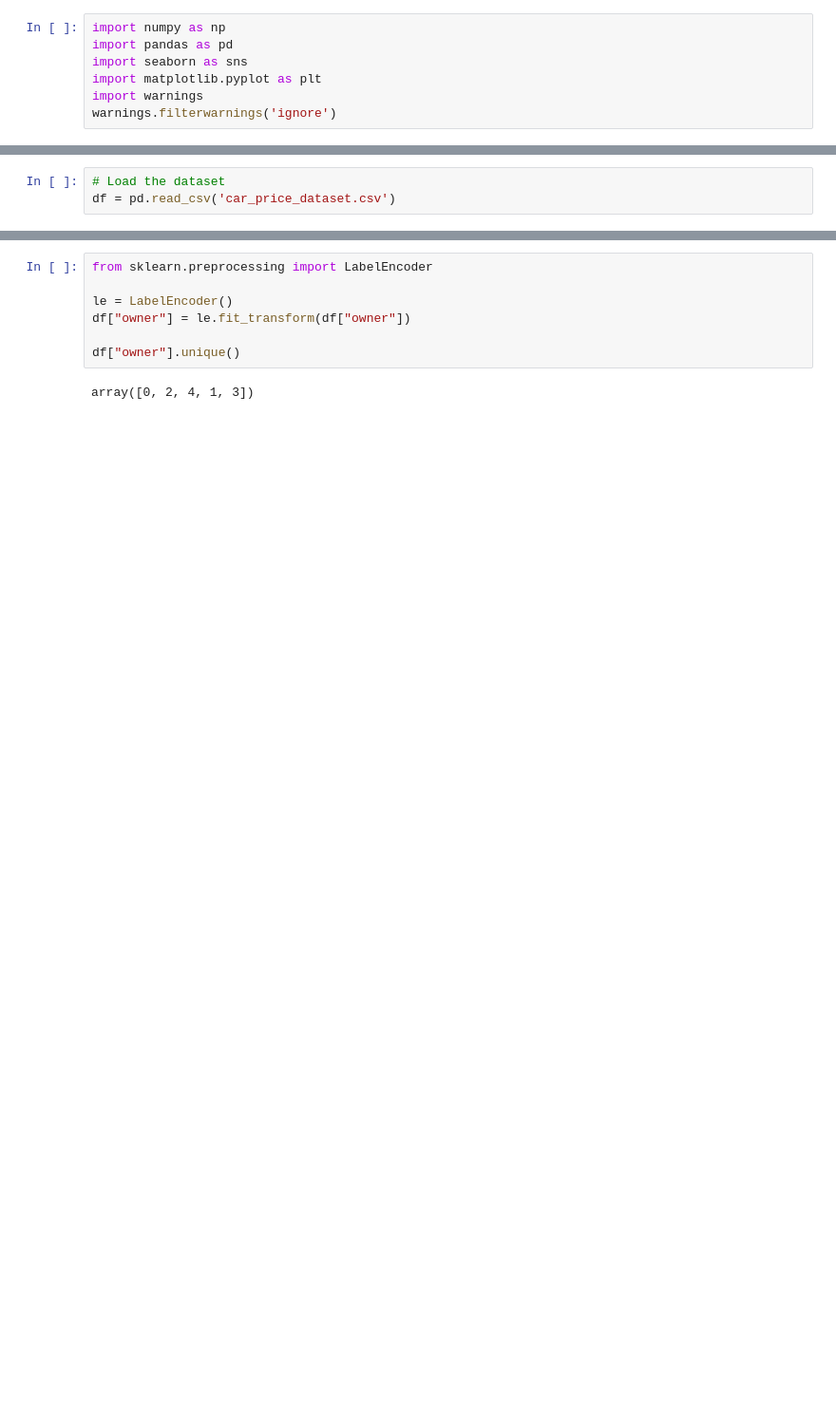
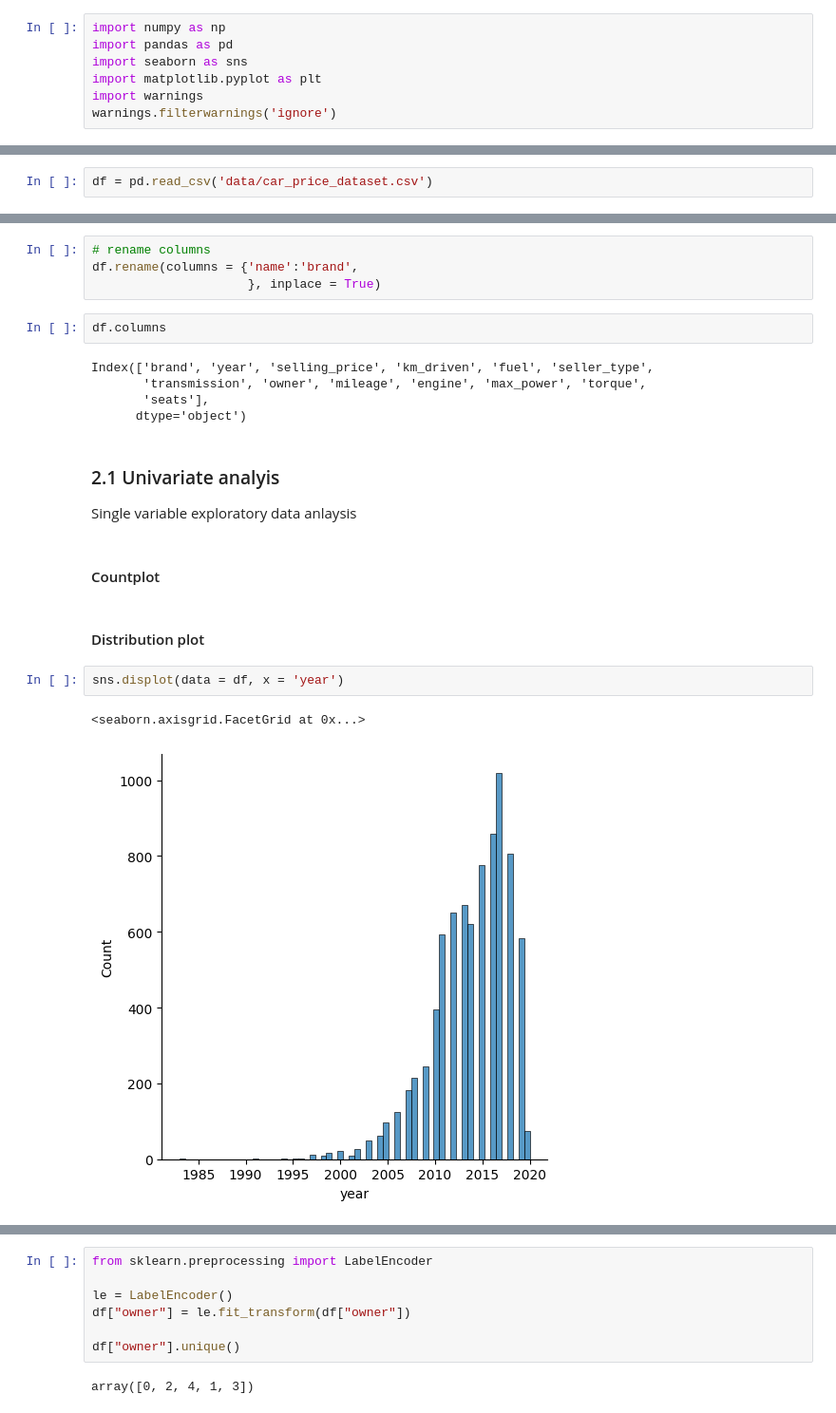
Before and after one commit to Nont18/price_car_prediction, a Jupyter notebook: car_price_prediction.ipynb, the cells around one changed output, grey strips where cells are left out. Shown at 95% size. Cells and saved outputs as stored; diff of their text form; blank space fills up the shorter version.

```diff
--- a/car_price_prediction.ipynb
+++ b/car_price_prediction.ipynb
@@ -16,4 +12,3 @@ First thing that we want to do is loading the data from CSV file. The amount of
 # %%
-# Load the dataset
-df = pd.read_csv('car_price_dataset.csv')
+df = pd.read_csv('data/car_price_dataset.csv')
 # %%
@@ -64,0 +89,24 @@ print(df.head())
+# %%
+# rename columns
+df.rename(columns = {'name':'brand',
+                     }, inplace = True)
+# %%
+df.columns
+# %% [output]
+Index(['brand', 'year', 'selling_price', 'km_driven', 'fuel', 'seller_type',
+       'transmission', 'owner', 'mileage', 'engine', 'max_power', 'torque',
+       'seats'],
+      dtype='object')
+# %% [markdown]
+### 2.1 Univariate analyis
+
+Single variable exploratory data anlaysis
+# %% [markdown]
+#### Countplot
+# %% [markdown]
+#### Distribution plot
+# %%
+sns.displot(data = df, x = 'year')
+# %% [output]
+<seaborn.axisgrid.FacetGrid at 0x...>
+[figure, added]
```
Also changed, not shown: parts of 36 cells of this notebook, 7 other files.
